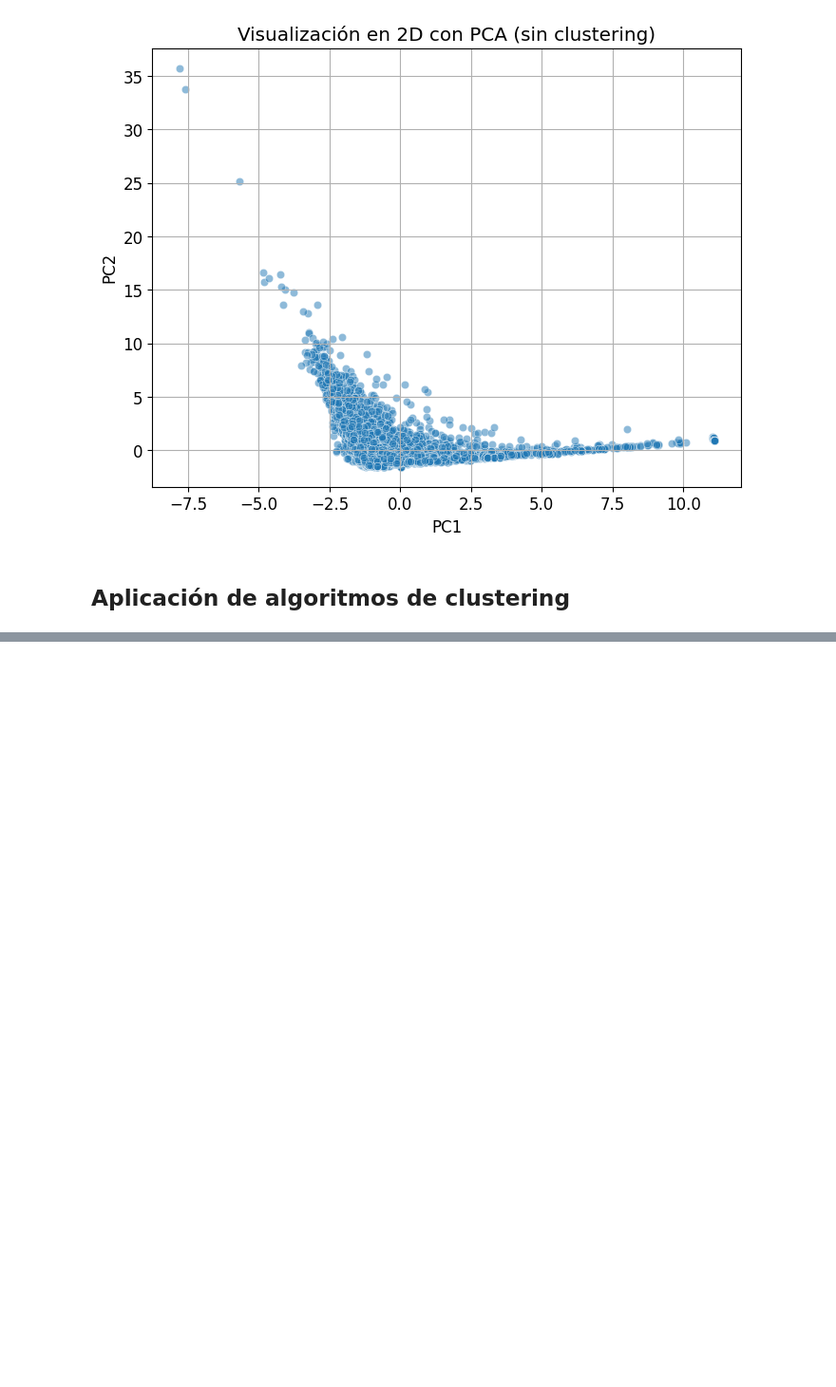
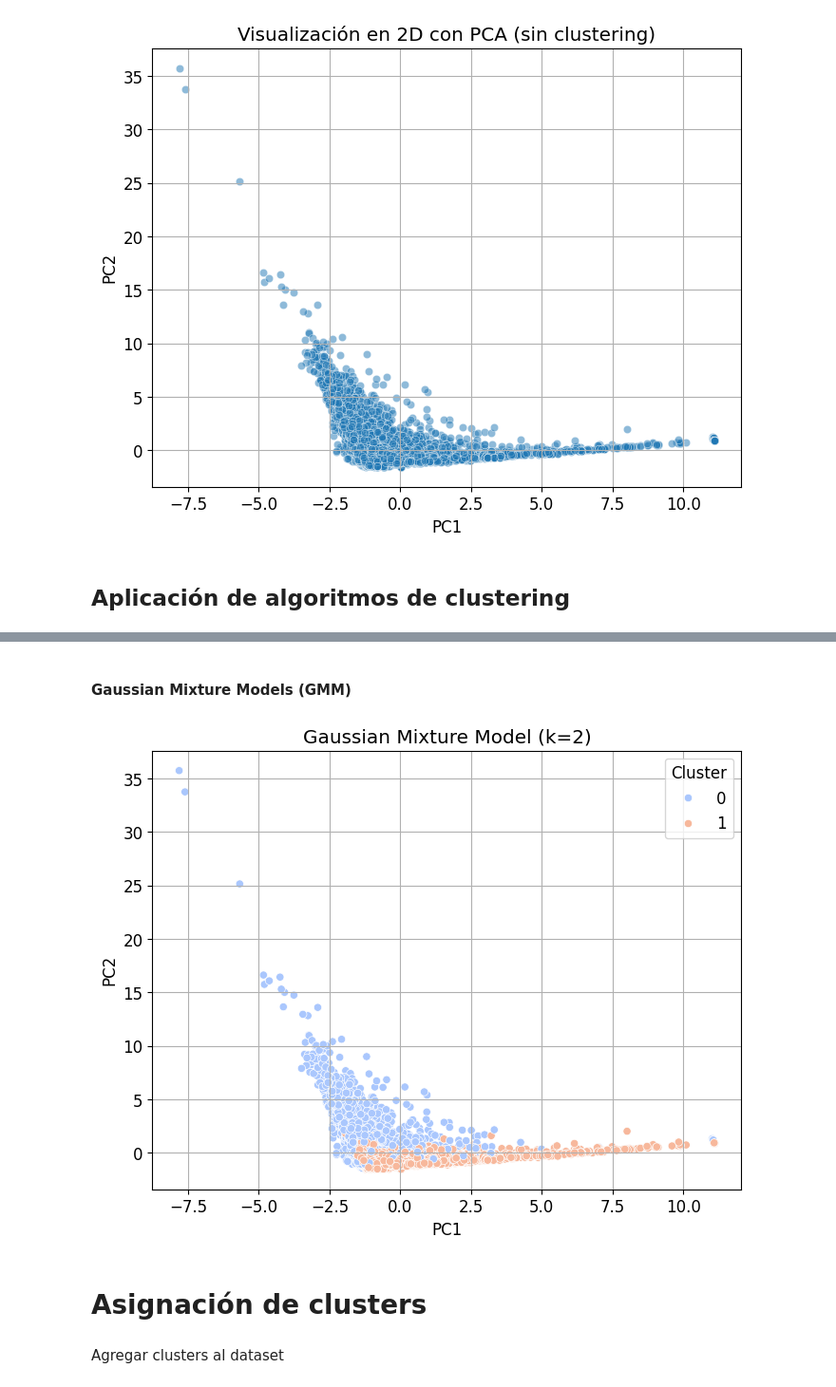
Before and after one commit to Mrldmz/AED-P3, a Jupyter notebook: main.ipynb, the cells around one changed output, grey strips where cells are left out. Shown at 95% size. Cells and saved outputs as stored; diff of their text form; code cells hidden in the pictures; blank space fills up the shorter version.

```diff
--- a/main.ipynb
+++ b/main.ipynb
@@ -565,0 +624,20 @@ plt.show()
+# %% [markdown]
+#### Gaussian Mixture Models (GMM)
+# %%
+from sklearn.mixture import GaussianMixture
+
+gmm = GaussianMixture(n_components=2, random_state=42)
+gmm_labels = gmm.fit_predict(scaled_df)
+
+plt.figure(figsize=(8, 6))
+sns.scatterplot(x=pca_df['PC1'], y=pca_df['PC2'], hue=gmm_labels, palette='coolwarm')
+plt.title('Gaussian Mixture Model (k=2)')
+plt.xlabel('PC1')
+plt.ylabel('PC2')
+plt.legend(title='Cluster')
+plt.grid(True)
+plt.show()
+# %% [output]
+[figure, added]
+# %% [markdown]
+# Asignación de clusters
@@ -565,0 +656,2 @@ plt.show()
+# %% [markdown]
+Agregar clusters al dataset
```
Also changed, not shown: parts of 15 cells of this notebook.
